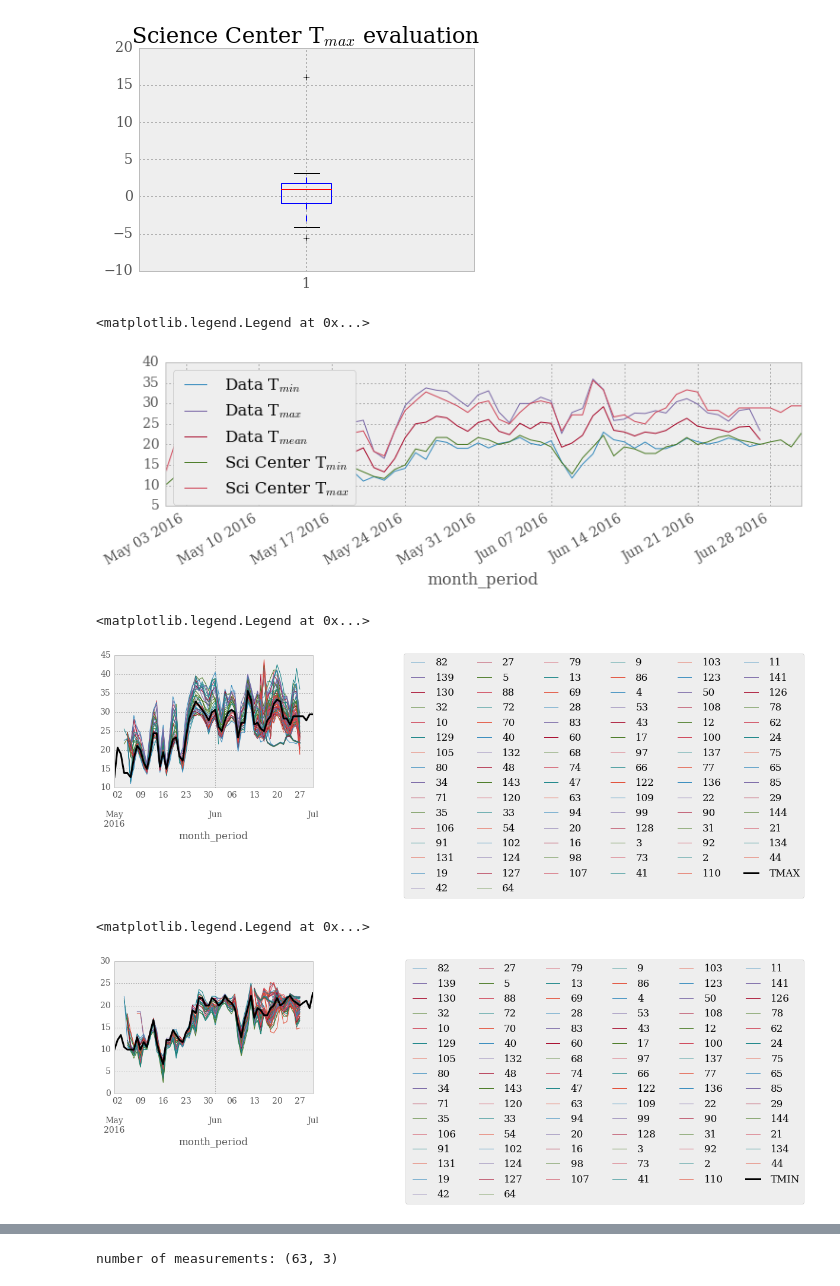
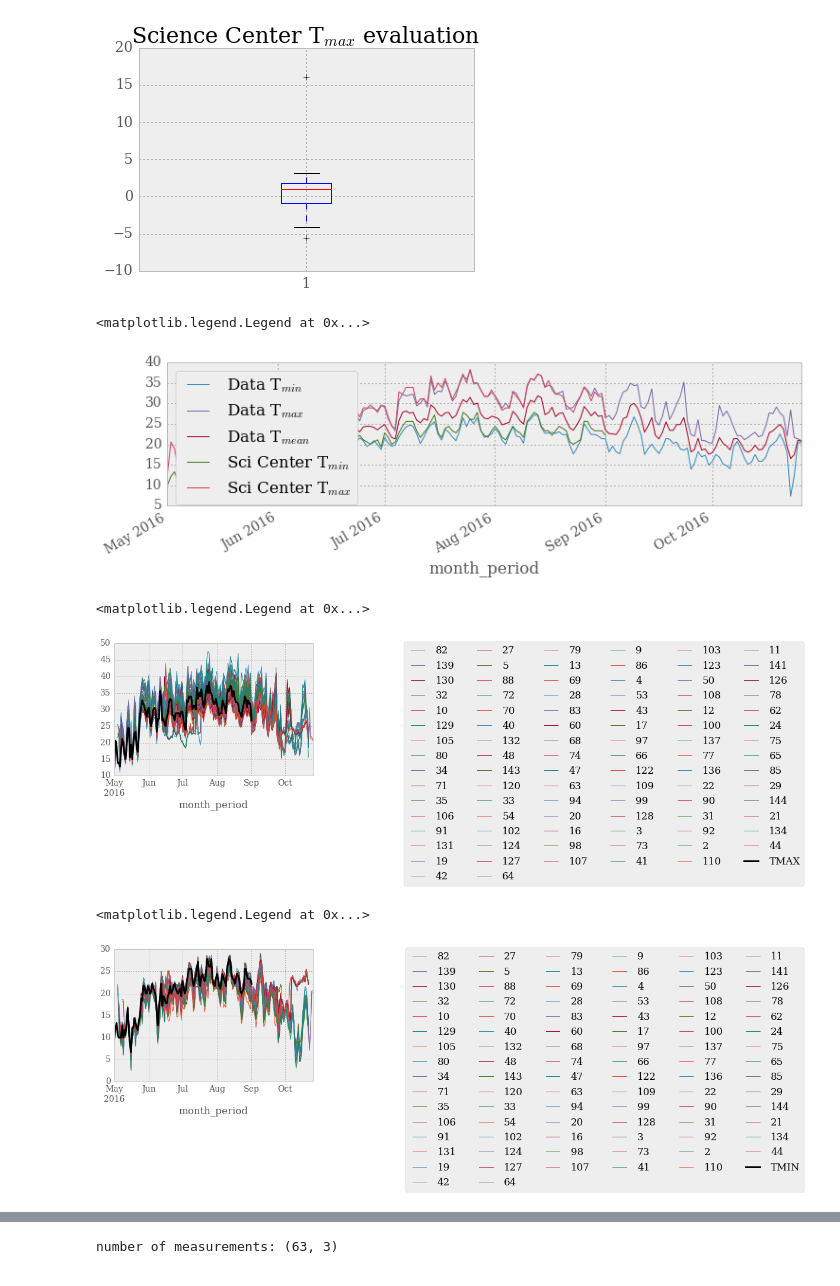
Before and after one commit to gottscott/IntraUrbanTemperatureVariabilityBaltimore, a Jupyter notebook: analysetemperature2016.ipynb, the cells around one changed output, grey strips where cells are left out. Drawn from its saved outputs; the diff is of its cells as text; code cells hidden in the pictures.

Commit message:
changed tree figure

```diff
--- a/analysetemperature2016.ipynb
+++ b/analysetemperature2016.ipynb
@@ -188,28 +176,28 @@ plt.title('Science Center T$_{max}$ evaluation')
 # %%
 plt.figure(figsize=[12,3])
 plt.plot(tempDF.resample('D').min().mean(axis=1), label = 'Data T$_{min}$')
 plt.plot(tempDF.resample('D').max().mean(axis=1), label = 'Data T$_{max}$')
 plt.plot(tempDF.resample('D').mean().mean(axis=1), label = 'Data T$_{mean}$')
-urbandf['TMIN']['2016-05-01':'2016-07-01'].plot(label= 'Sci Center T$_{min}$')
-urbandf['TMAX']['2016-05-01':'2016-07-01'].plot(label= 'Sci Center T$_{max}$')
+urbandf['TMIN']['2016-05-01':'2016-09-01'].plot(label= 'Sci Center T$_{min}$')
+urbandf['TMAX']['2016-05-01':'2016-09-01'].plot(label= 'Sci Center T$_{max}$')
 plt.legend(loc = 2)
 # %% [output]
 <matplotlib.legend.Legend at 0x...>
-[figure, old version]
+[figure, new version]
 # %%
 tempDF.resample('D').max().plot()
-urbandf['2016-05-01':'2016-07-01']['TMAX'].plot(color = 'k', lineWidth = 3)
+urbandf['2016-05-01':'2016-09-01']['TMAX'].plot(color = 'k', lineWidth = 3)
 plt.legend(bbox_to_anchor=(3.5, 1.05), ncol = 6)
 # %% [output]
 <matplotlib.legend.Legend at 0x...>
-[figure, old version]
+[figure, new version]
 # %%
 tempDF.resample('D').min().plot()
-urbandf['2016-05-01':'2016-07-01']['TMIN'].plot(color = 'k', lineWidth = 3)
+urbandf['2016-05-01':'2016-09-01']['TMIN'].plot(color = 'k', lineWidth = 3)
 plt.legend(bbox_to_anchor=(3.5, 1.05), ncol = 6)
 # %% [output]
 <matplotlib.legend.Legend at 0x...>
-[figure, old version]
+[figure, new version]
 # %%
 def prettify_plot():
     ""'Hides top and rightmos axis spines and also some other stuff. '""
```
Also changed, not shown: parts of 19 cells of this notebook.
